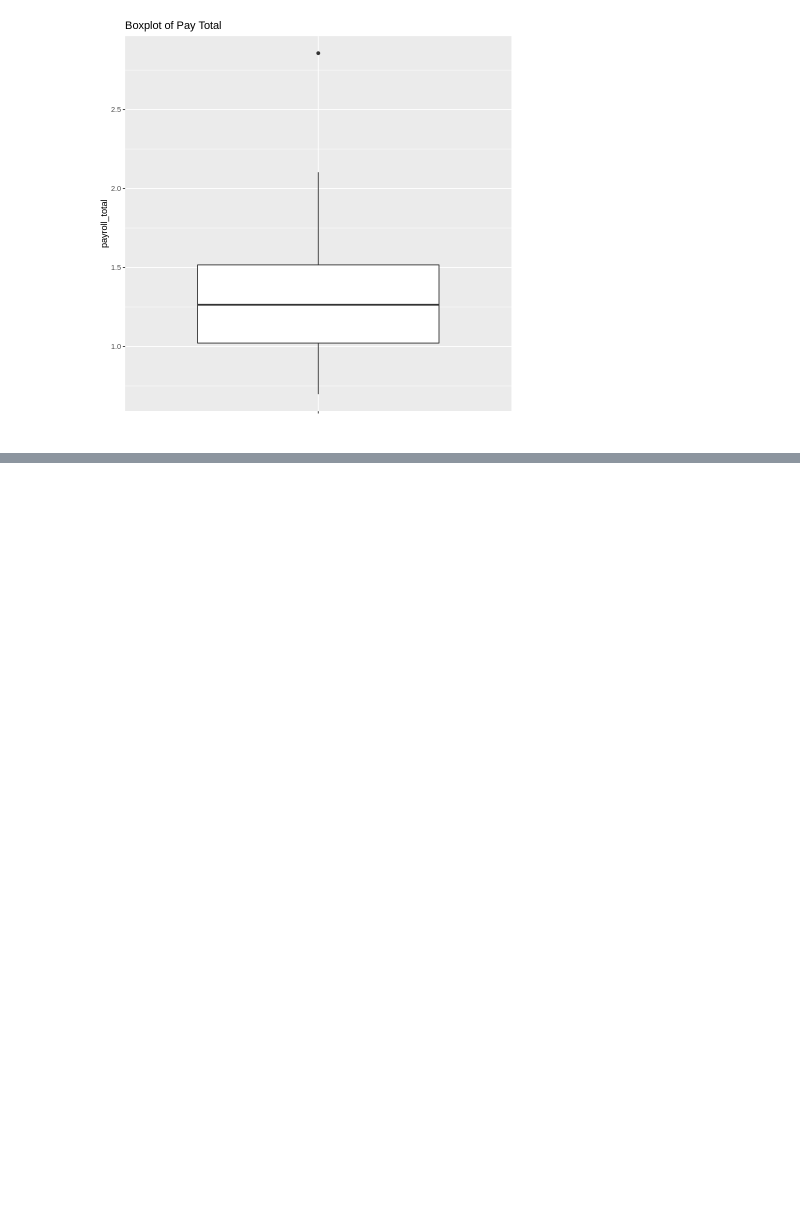
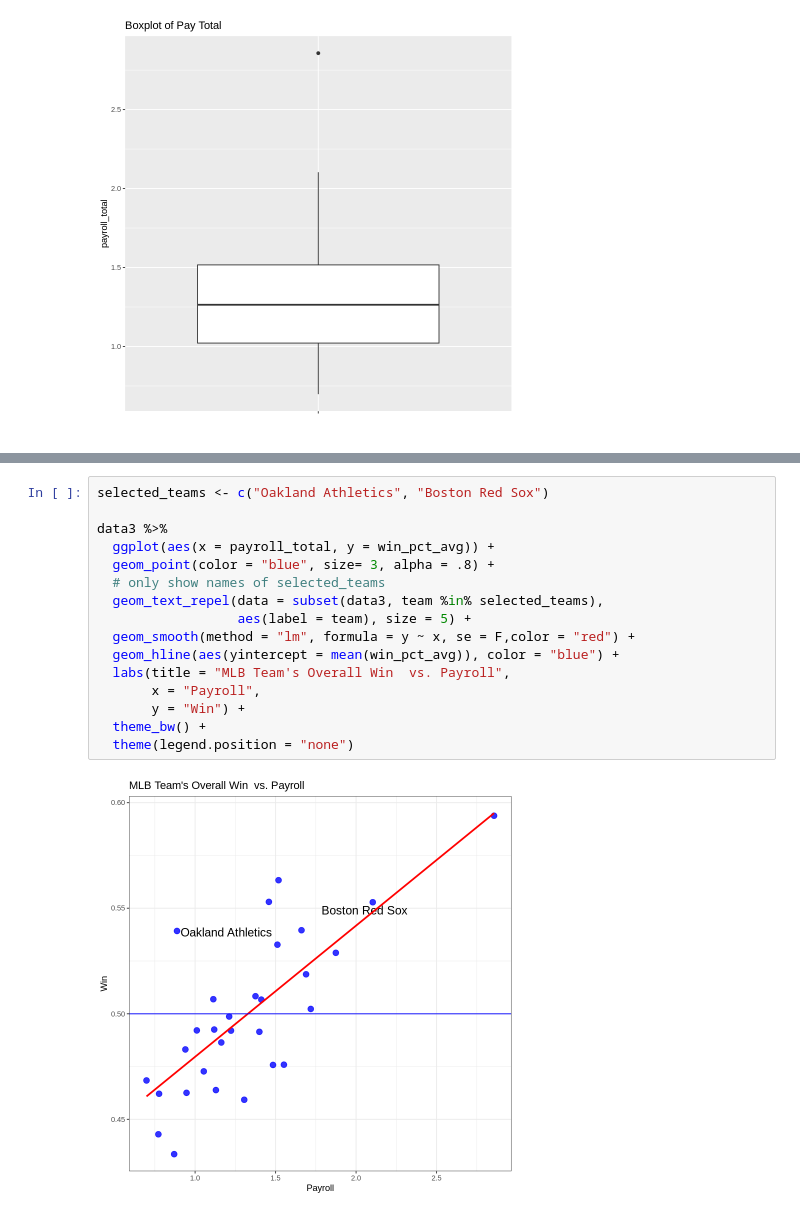
Before and after one commit to K1ngHungry/DataScienceClub, a Jupyter notebook: Baseball Case Study/Data_Preparation_EDA_Reference.ipynb, the cells around one changed output, grey strips where cells are left out. Cells and saved outputs as stored; diff of their text form; blank space fills up the shorter version.

```diff
--- a/Baseball Case Study/Data_Preparation_EDA_Reference.ipynb
+++ b/Baseball Case Study/Data_Preparation_EDA_Reference.ipynb
@@ -274,0 +314,18 @@ ggplot(data3) +
+# %%
+selected_teams <- c("Oakland Athletics", "Boston Red Sox")
+
+data3 %>%
+  ggplot(aes(x = payroll_total, y = win_pct_avg)) +
+  geom_point(color = "blue", size= 3, alpha = .8) +
+  # only show names of selected_teams
+  geom_text_repel(data = subset(data3, team %in% selected_teams),
+                  aes(label = team), size = 5) +
+  geom_smooth(method = "lm", formula = y ~ x, se = F,color = "red") +
+  geom_hline(aes(yintercept = mean(win_pct_avg)), color = "blue") +
+  labs(title = "MLB Team's Overall Win  vs. Payroll",
+       x = "Payroll",
+       y = "Win") +
+  theme_bw() +
+  theme(legend.position = "none")
+# %% [output]
+[figure, added]
```
Also changed, not shown: parts of 5 cells of this notebook.
